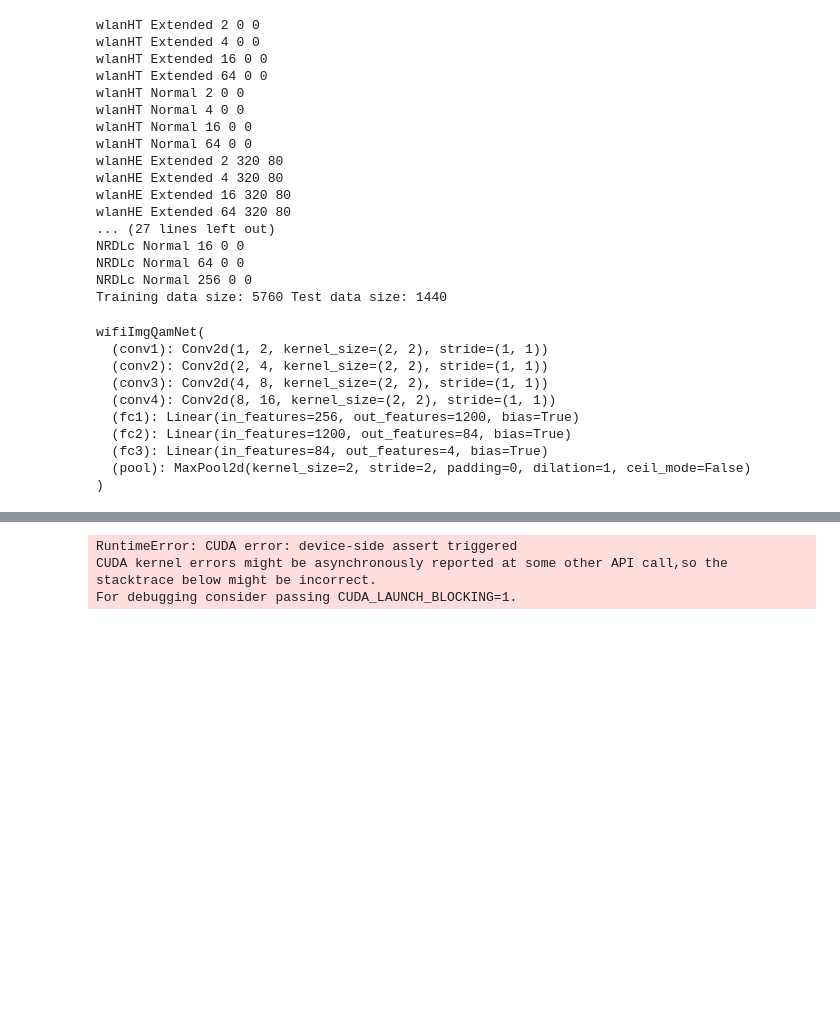
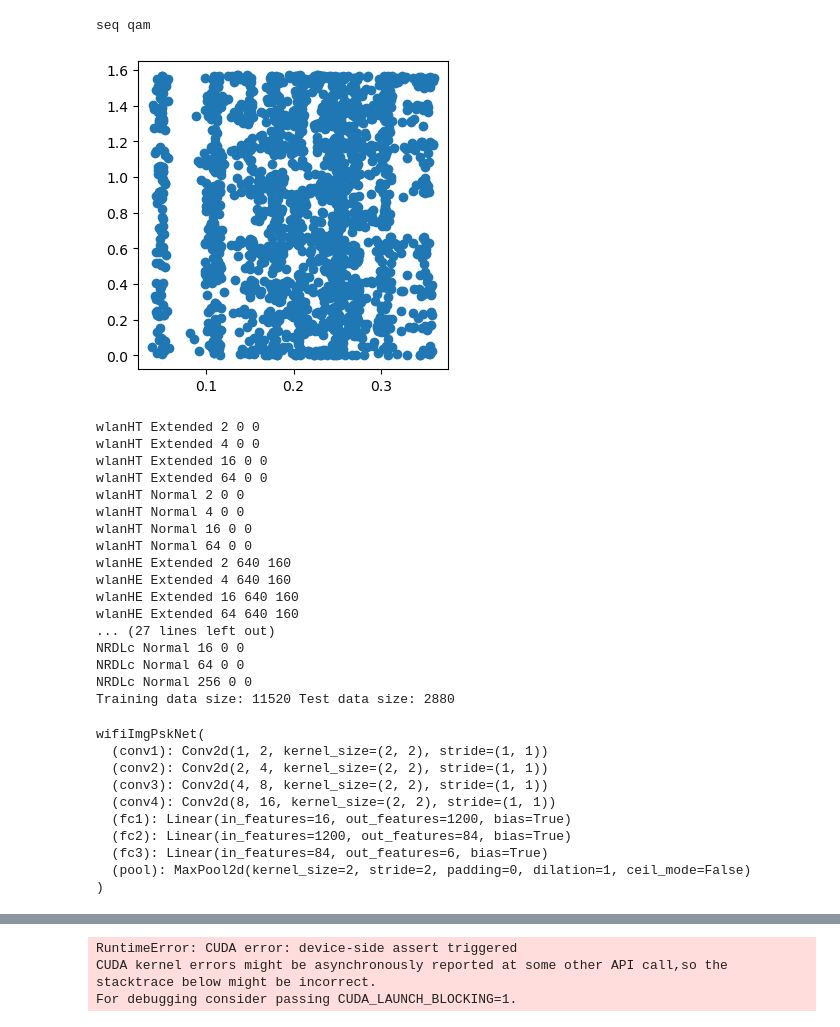
Before and after one commit to byungjunkim12/23-cyclo_modul_OFDM, a Jupyter notebook: python/tbWifi.ipynb, the cells around one changed output, grey strips where cells are left out. Drawn from its saved outputs; the diff is of its cells as text; code cells hidden in the pictures; blank space fills up the shorter version.

```diff
--- a/python/tbWifi.ipynb
+++ b/python/tbWifi.ipynb
@@ -232,12 +257,19 @@ plt.imshow(imgDataResult)
+# %%
+imgDataResult = np.squeeze(dataDict['wlanHE']['Normal'][64][40]['input'][30])
+# print(dataDict['wlanHE']['Normal'][16][40]['input'][30].shape)
+plt.figure(figsize=(4,4))
+# plt.imshow(imgDataResult)
+plt.scatter(imgDataResult[0, :, :], imgDataResult[1, :, :])
+print(dataType, trainMode)
+# %% [output]
+seq qam
+[figure, added]
 # %%
 trList = list()
 valList = list()
 cudaID = 2
 batchSize = 32
-# trainSNRVec = range(5, 41, 5)
-# trainSNRVec = [0, 0, 15, 25, 30, 40]
-# trainSNRVec = [0, 0, 0, 0, 0, 0]
-SNRThres = 10
+SNRThres = 5
 trainSNRVec = [SNRThres, SNRThres, SNRThres, SNRThres, SNRThres, SNRThres]
 
 for i, protocol in enumerate(protocolList):
@@ -287,28 +319,44 @@ wlanHT Normal 2 0 0
 wlanHT Normal 4 0 0
 wlanHT Normal 16 0 0
 wlanHT Normal 64 0 0
-wlanHE Extended 2 320 80
-wlanHE Extended 4 320 80
-wlanHE Extended 16 320 80
-wlanHE Extended 64 320 80
+wlanHE Extended 2 640 160
+wlanHE Extended 4 640 160
+wlanHE Extended 16 640 160
+wlanHE Extended 64 640 160
 ... (27 lines left out)
 NRDLc Normal 16 0 0
 NRDLc Normal 64 0 0
 NRDLc Normal 256 0 0
-Training data size: 5760 Test data size: 1440
+Training data size: 11520 Test data size: 2880
 # %%
-# nClass = 6
 inputSym = 40
 LR = 5e-4
 criterion = torch.nn.CrossEntropyLoss()
 
-savePskModelPath = './saveDLModel/candidate/wifiHEImgPskWo45.cpkt'
-saveQamModelPath = './saveDLModel/candidate/wifiHEImgQam10.cpkt'
+savePskModelPath = './saveDLModel/candidate/wifiHESeqPskReal.cpkt'
+saveQamModelPath = './saveDLModel/candidate/wifiHESeqQamReal.cpkt'
+saveSingleModelPath = './saveDLModel/candidate/wifiHESeqSingleReal.cpkt'
 
 if trainMode == 'psk':
-    loadedWifiNet = wifiImgPskNet(3, removeNull)
+    if dataType == 'img':
+        loadedWifiNet = wifiImgPskNet(3, removeNull)
+    elif dataType == 'seq':
+        loadedWifiNet = wifiSeqNet(3, removeNull)
 elif trainMode == 'qam':
-    loadedWifiNet = wifiImgQamNet(4, removeNull)
+    if dataType == 'img':
+        loadedWifiNet = wifiImgQamNet(4, removeNull)
+    elif dataType == 'seq':
+        loadedWifiNet = wifiSeqNet(4, removeNull)
+elif trainMode == 'test':
+    if dataType == 'img':
+        loadedWifiNet = wifiImgPskNet(6, removeNull)
+    elif dataType == 'seq':
+        loadedWifiNet = wifiSeqNet(4, removeNull)
+elif trainMode == 'single':
+    if dataType == 'img':
+        loadedWifiNet = wifiImgPskNet(6, removeNull)
+    elif dataType == 'seq':
+        loadedWifiNet = wifiSeqNet(6, removeNull)
 loadedWifiNet.apply(init_weights)
 
 if cudaID is not None: loadedWifiNet = loadedWifiNet.cuda(cudaID)
@@ -316,14 +364,14 @@ if cudaID is not None: loadedWifiNet = loadedWifiNet.cuda(cudaID)
 opt = torch.optim.Adam(loadedWifiNet.parameters(),lr=LR,weight_decay=0.01)
 loadedWifiNet.train()   # setting training flag
 # %% [output]
-wifiImgQamNet(
+wifiImgPskNet(
   (conv1): Conv2d(1, 2, kernel_size=(2, 2), stride=(1, 1))
   (conv2): Conv2d(2, 4, kernel_size=(2, 2), stride=(1, 1))
   (conv3): Conv2d(4, 8, kernel_size=(2, 2), stride=(1, 1))
   (conv4): Conv2d(8, 16, kernel_size=(2, 2), stride=(1, 1))
-  (fc1): Linear(in_features=256, out_features=1200, bias=True)
+  (fc1): Linear(in_features=16, out_features=1200, bias=True)
   (fc2): Linear(in_features=1200, out_features=84, bias=True)
-  (fc3): Linear(in_features=84, out_features=4, bias=True)
+  (fc3): Linear(in_features=84, out_features=6, bias=True)
   (pool): MaxPool2d(kernel_size=2, stride=2, padding=0, dilation=1, ceil_mode=False)
 )
 # %%
```
Also changed, not shown: parts of 6 cells of this notebook, 20 other files.
